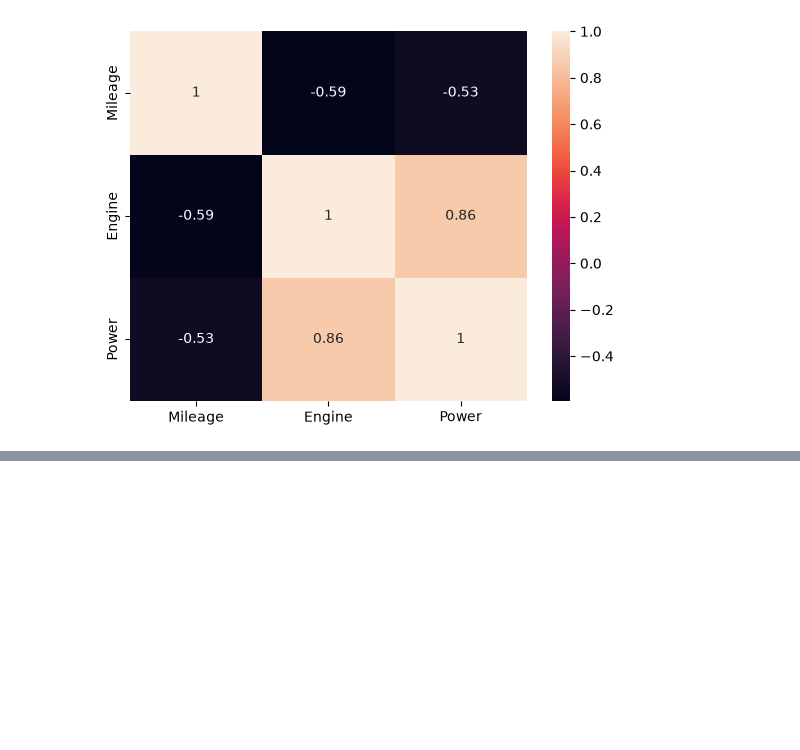
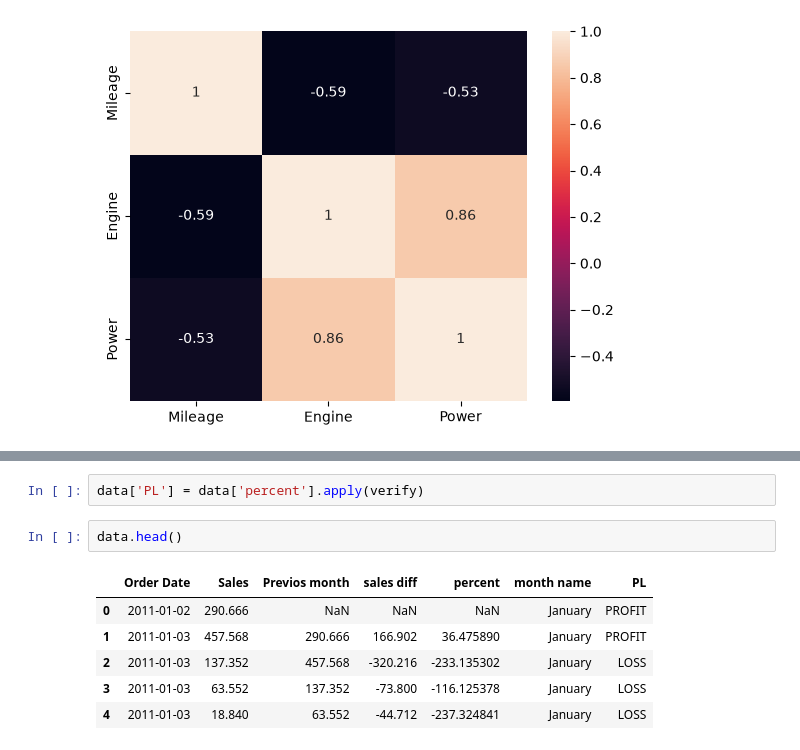
Before and after one commit to lakpalama7/data_science, a Jupyter notebook: data science/Untitled.ipynb, the cells around one changed output, grey strips where cells are left out. Cells and saved outputs as stored; diff of their text form; blank space fills up the shorter version.

```diff
--- a/data science/Untitled.ipynb
+++ b/data science/Untitled.ipynb
@@ -1323,0 +1831,11 @@ sns.heatmap(data[['Mileage','Engine','Power']].corr(), annot=True)
+# %%
+data['PL'] = data['percent'].apply(verify)
+# %%
+data.head()
+# %% [output]
+|  | Order Date | Sales | Previos month | sales diff | percent | month name | PL |
+| 0 | 2011-01-02 | 290.666 | NaN | NaN | NaN | January | PROFIT |
+| 1 | 2011-01-03 | 457.568 | 290.666 | 166.902 | 36.475890 | January | PROFIT |
+| 2 | 2011-01-03 | 137.352 | 457.568 | -320.216 | -233.135302 | January | LOSS |
+| 3 | 2011-01-03 | 63.552 | 137.352 | -73.800 | -116.125378 | January | LOSS |
+| 4 | 2011-01-03 | 18.840 | 63.552 | -44.712 | -237.324841 | January | LOSS |
```
Also changed, not shown: parts of 70 cells of this notebook, 1 other file.
